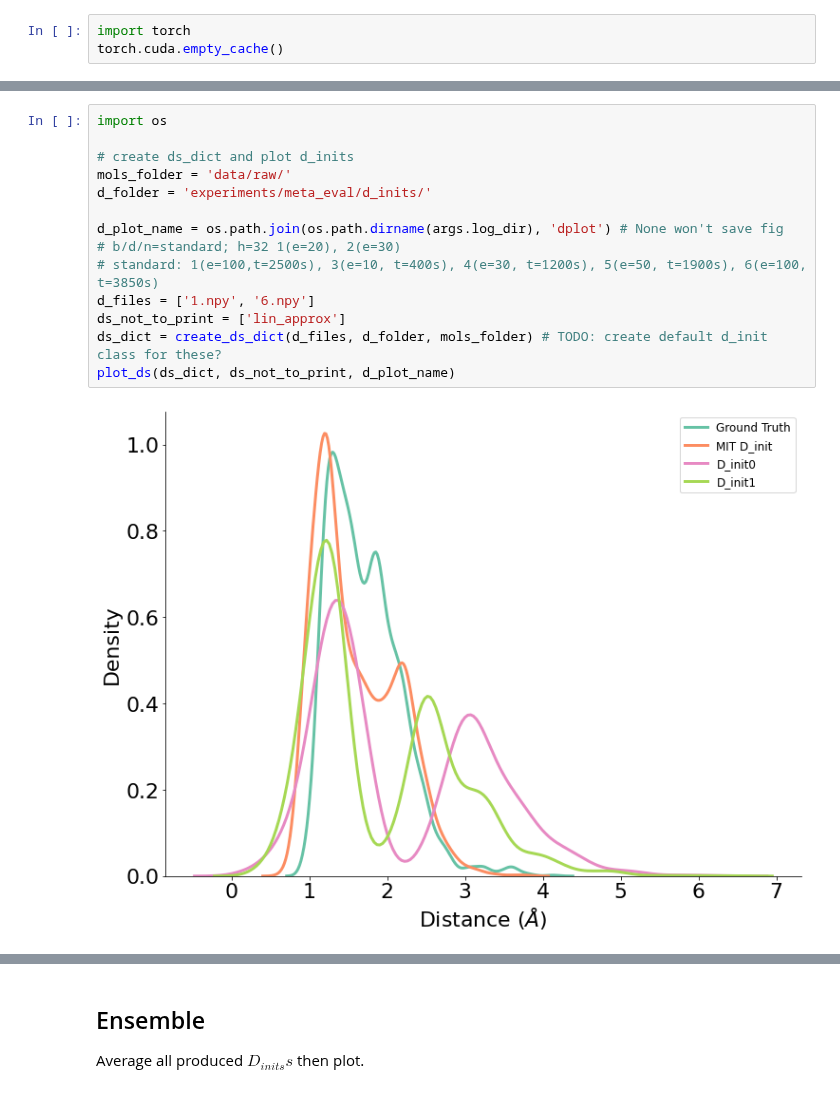
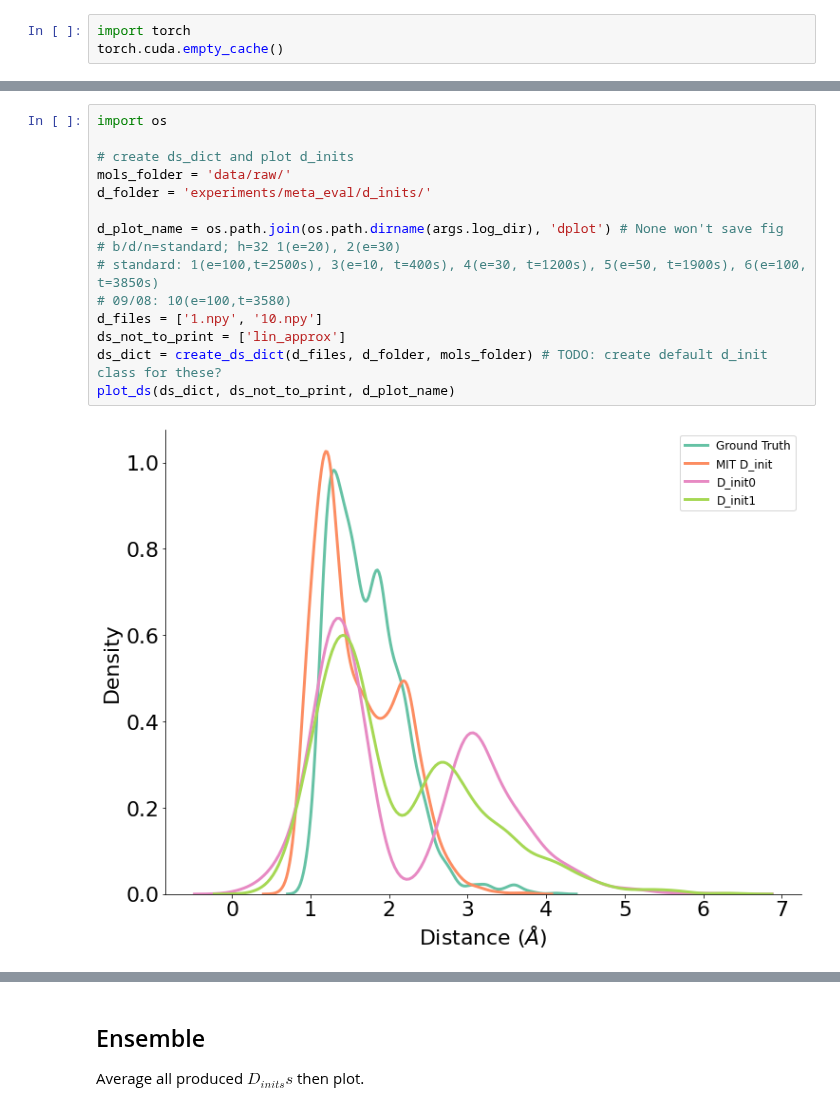
Before and after one commit to avishvj/3d-reactions, a Jupyter notebook: ts_gen_port.ipynb, the cells around one changed output, grey strips where cells are left out. Cells and saved outputs as stored; diff of their text form.

```diff
--- a/ts_gen_port.ipynb
+++ b/ts_gen_port.ipynb
@@ -43,16 +28,17 @@ exp_log.plot_loss(save_fig = True)
 # %%
 import os
 
 # create ds_dict and plot d_inits
 mols_folder = 'data/raw/'
 d_folder = 'experiments/meta_eval/d_inits/'
 
 d_plot_name = os.path.join(os.path.dirname(args.log_dir), 'dplot') # None won't save fig
 # b/d/n=standard; h=32 1(e=20), 2(e=30)
 # standard: 1(e=100,t=2500s), 3(e=10, t=400s), 4(e=30, t=1200s), 5(e=50, t=1900s), 6(e=100, t=3850s)
-d_files = ['1.npy', '6.npy']
+# 09/08: 10(e=100,t=3580)
+d_files = ['1.npy', '10.npy']
 ds_not_to_print = ['lin_approx']
 ds_dict = create_ds_dict(d_files, d_folder, mols_folder) # TODO: create default d_init class for these?
 plot_ds(ds_dict, ds_not_to_print, d_plot_name)
 # %% [output]
-[figure, old version]
+[figure, new version]
```
Also changed, not shown: parts of 3 cells of this notebook, 2 other files.
